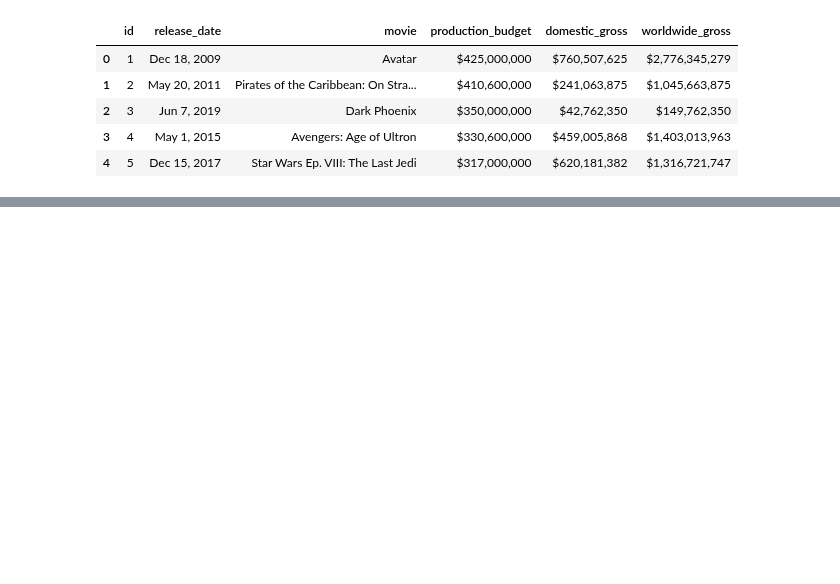
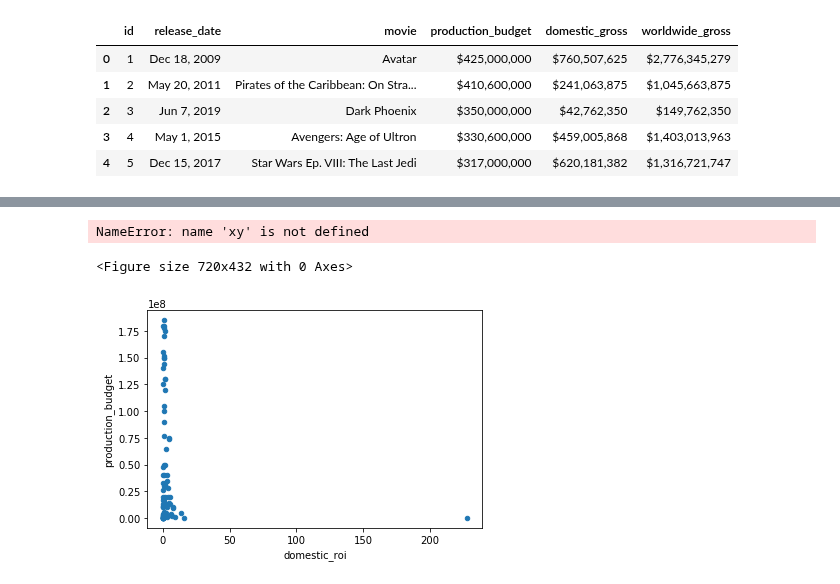
Before and after one commit to christisarv/dsc-phase-1-project-online, a Jupyter notebook: Budgets Data.ipynb, the cells around one changed output, grey strips where cells are left out. Drawn from its saved outputs; the diff is of its cells as text; code cells hidden in the pictures; blank space fills up the shorter version.

```diff
--- a/Budgets Data.ipynb
+++ b/Budgets Data.ipynb
@@ -95,0 +94,3 @@ SyntaxError: invalid syntax (<ipython-input-45-7a4c0883b3fb>, line 1)
+# %%
+df_july_movies = df_budgets[df_budgets['release_month'] == 7].sort_values(['domestic_roi'], ascending = False)
+df_july_movies.head()
@@ -95,0 +104,8 @@ SyntaxError: invalid syntax (<ipython-input-45-7a4c0883b3fb>, line 1)
+# %%
+plt.figure(figsize=(10, 6))
+df_july_movies.plot(x='domestic_roi', y='production_budget', kind = 'scatter')
+plt.annotate(xy, df_july_movies['movie'])
+# %% [output]
+NameError: name 'xy' is not defined
+<Figure size 720x432 with 0 Axes>
+[figure, added]
```
Also changed, not shown: parts of 15 cells of this notebook, 1 other file.
